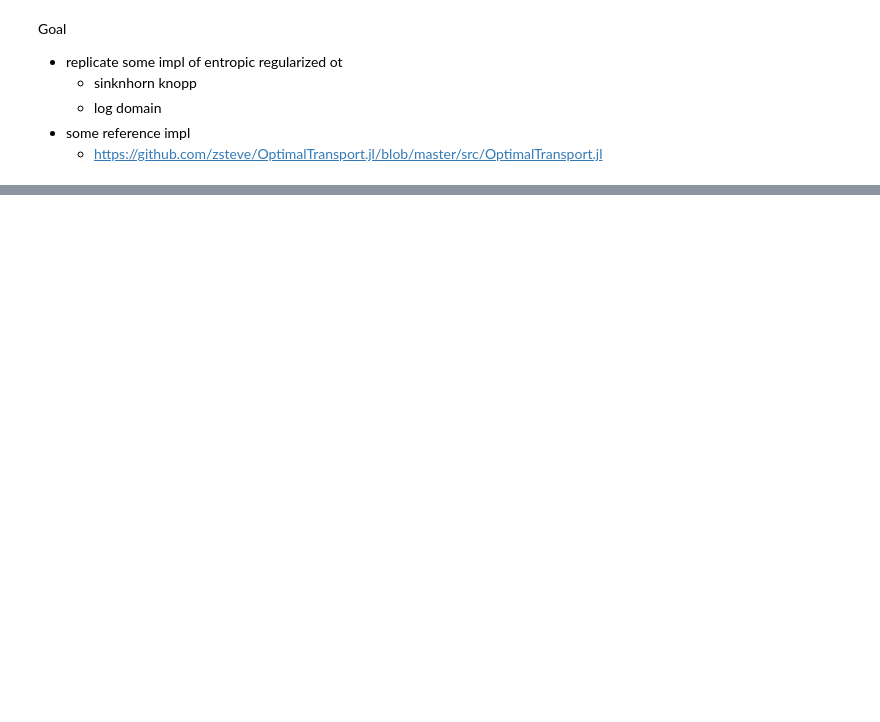
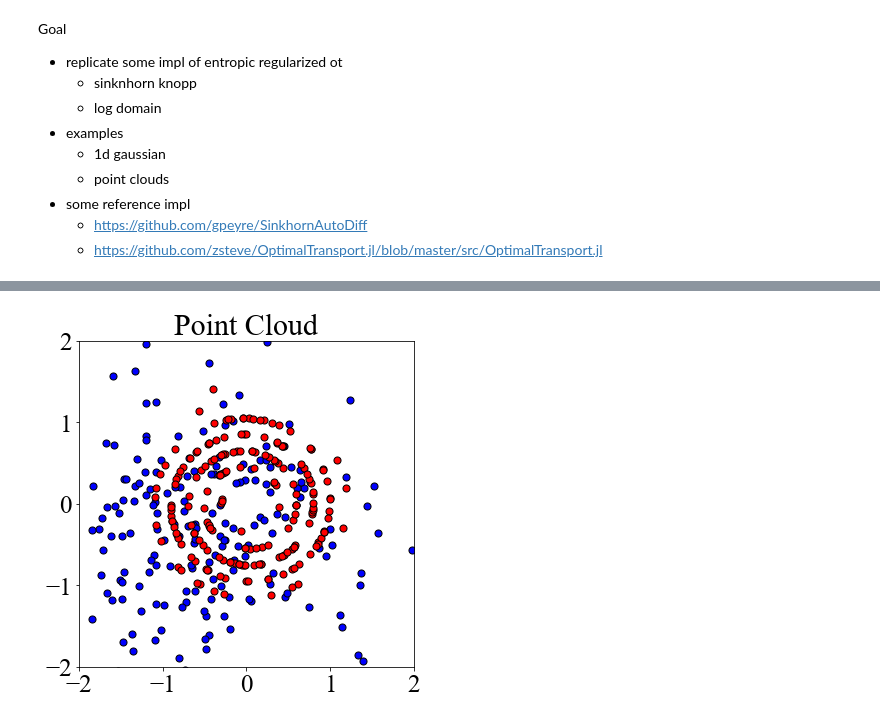
Before and after one commit to tt6746690/misc_impl, a Jupyter notebook: ot/note_entropic_ot.ipynb, the cells around one changed output, grey strips where cells are left out. Drawn from its saved outputs; the diff is of its cells as text; code cells hidden in the pictures; blank space fills up the shorter version.

```diff
--- a/ot/note_entropic_ot.ipynb
+++ b/ot/note_entropic_ot.ipynb
@@ -4,6 +4,10 @@ Goal
 + replicate some impl of entropic regularized ot
     + sinknhorn knopp
     + log domain
++ examples
+    + 1d gaussian
+    + point clouds
 + some reference impl
+    + https://github.com/gpeyre/SinkhornAutoDiff
     + https://github.com/zsteve/OptimalTransport.jl/blob/master/src/OptimalTransport.jl
 # %%
@@ -58,22 +41,36 @@ C = C / C.max()
 # %%
 
-fig, axs = plt.subplots(1,4,figsize=(20,5))
-
-ax = axs[0]
-ax.plot(x, a, 'b', label='α')
-ax.plot(x, b, 'r', label='β')
-ax.set_ylim((0,.1))
-ax.grid()
-ax.set_title('histograms')
-ax.legend(fontsize=20)
+n = 200
+N = [n,n] # Number of points per cloud
 
 
-for i, ϵ in enumerate([.1,.03,.01]):
-    ax = axs[i+1]
-    _,_,cost,P = sinkhorn_knopp(a,b,M,ϵ,100)
-    ax.imshow(P)
-    ax.set_title('P ($\epsilon$'+f'={ϵ})')
+key = random.PRNGKey(0)
+x = random.normal(key, (2,N[0]))-.5
+theta = 2*np.pi*random.normal(key,(1,N[1]))
+r = .8 + .2*random.normal(key,(1,N[1]))
+y = np.vstack((np.cos(theta)*r,np.sin(theta)*r))
 
 
-fig.tight_layout()
-plt_savefig(fig, 'summary/assets/sinkhorn_vary_epsilon_1dgauss.png')
+plt.figure(figsize=(6,6))
+plt.scatter(x[0,:], x[1,:], s=50, edgecolors="k", c='b', linewidths=1)
+plt.scatter(y[0,:], y[1,:], s=50, edgecolors="k", c='r', linewidths=1)
+plt.xlim((-2,2))
+plt.ylim((-2,2))
+plt.title("Point Cloud")
+
+# Sinkhorn parameters
+epsilon = 0.01
+niter = 100
+
+# # Wrap with torch tensors
+import torch
+X = torch.FloatTensor(onp.array(x.T))
+Y = torch.FloatTensor(onp.array(y.T))
+
+P1,l1 = spc.sinkhorn_loss(X,Y,epsilon,n,niter)
+# P2,l2 = spc.sinkhorn_normalized(X,Y,epsilon,n,niter)
+
+print(f"Sinkhorn loss : {l1.item():.3f}")
+# print("Sinkhorn loss (normalized) : ", l2.data[0])
+plt.show()
+# %% [output]
@@ -79,0 +79 @@ plt_savefig(fig, 'summary/assets/sinkhorn_vary_epsilon_1dgauss.png')
+[figure, added]
```
Also changed, not shown: parts of 6 cells of this notebook, 4 other files.
